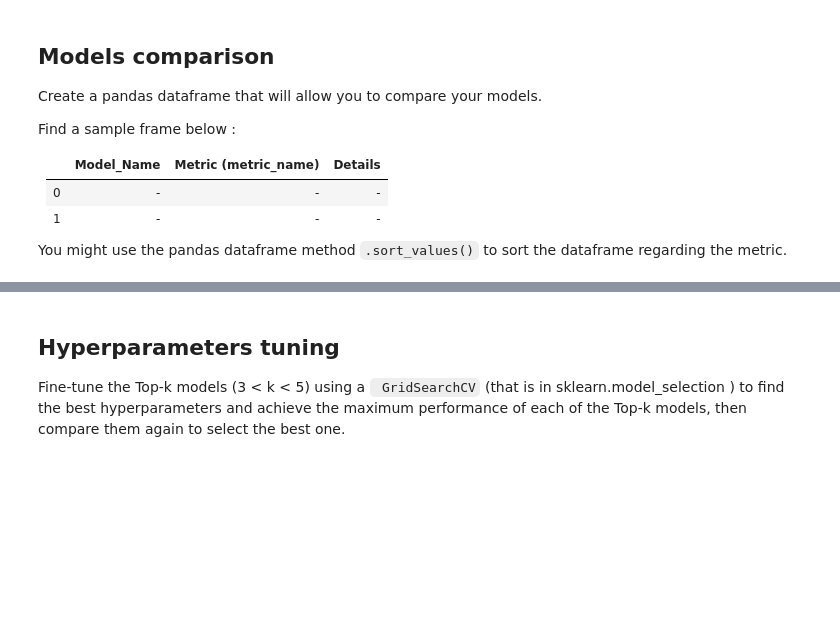
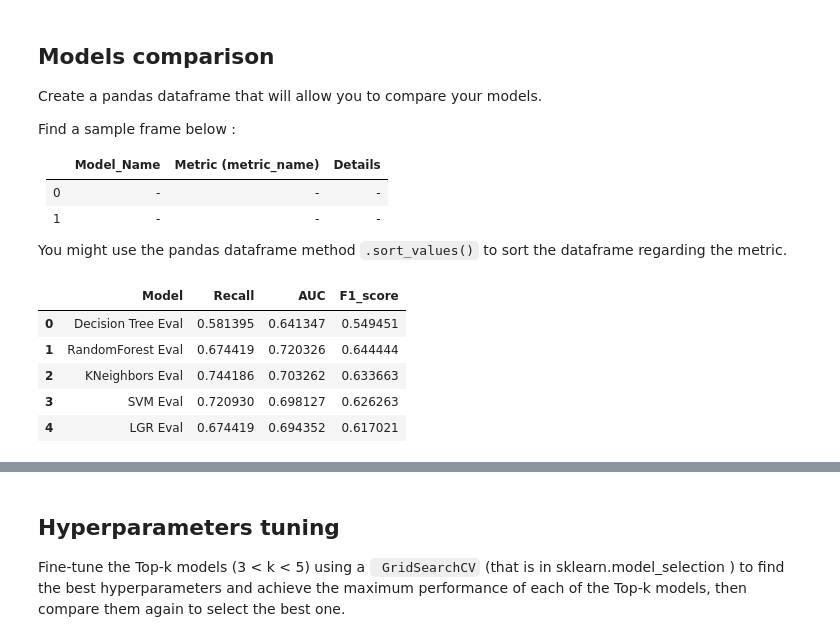
Before and after one commit to acheampongmaa/Sepsis-Prediction-Embedding-ML-into-a-Web-Application, a Jupyter notebook: dataset/Machine Learning Model.ipynb, the cells around one changed output, grey strips where cells are left out. Saved outputs shown, nothing was run; the diff lists cells and outputs as text; code cells hidden in the pictures; blank space fills up the shorter version.

```diff
--- a/dataset/Machine Learning Model.ipynb
+++ b/dataset/Machine Learning Model.ipynb
@@ -953,0 +847,8 @@ combined_results3
+# %%
+eval_results3 = pd.DataFrame([['SVM Eval', Recall_svm_eval, Auc_svm_eval, F1_svm_eval]], columns = ['Model', 'Recall', 'AUC','F1_score'])
+
+eval_results3
+
+combined_results_SVM= pd.concat([train_results3, eval_results3], ignore_index=True)
+
+combined_results_SVM
@@ -967,3 +862,0 @@ sgd_model = SGDClassifier(random_state=42)
-# %%
-# Use the .fit method
-sgd_model.fit(X_train_, y_train)
@@ -1079,3 +934,14 @@ Find a sample frame below :
 
 
 You might use the pandas dataframe method `.sort_values()` to sort the dataframe regarding the metric.
+# %%
+#combining all the trained models
+Model_comparison=pd.concat([eval_results, eval_results1, eval_results2, eval_results3, eval_results4], ignore_index=True)
+Model_comparison
+# %% [output]
+|  | Model | Recall | AUC | F1_score |
+| 0 | Decision Tree Eval | 0.581395 | 0.641347 | 0.549451 |
+| 1 | RandomForest Eval | 0.674419 | 0.720326 | 0.644444 |
+| 2 | KNeighbors Eval | 0.744186 | 0.703262 | 0.633663 |
+| 3 | SVM Eval | 0.720930 | 0.698127 | 0.626263 |
+| 4 | LGR Eval | 0.674419 | 0.694352 | 0.617021 |
```
Also changed, not shown: parts of 146 cells of this notebook.
